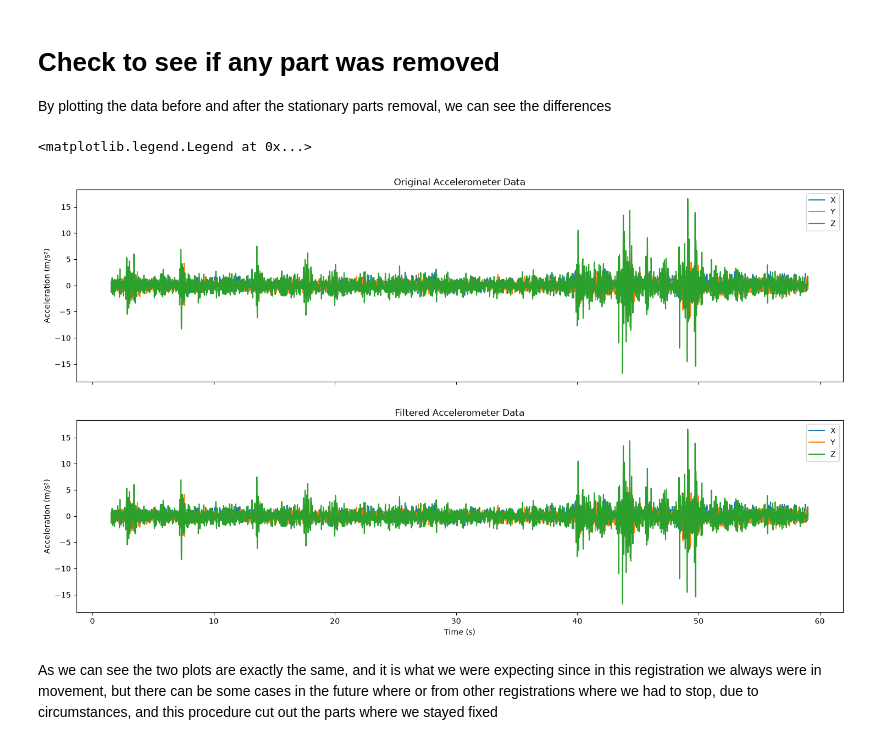
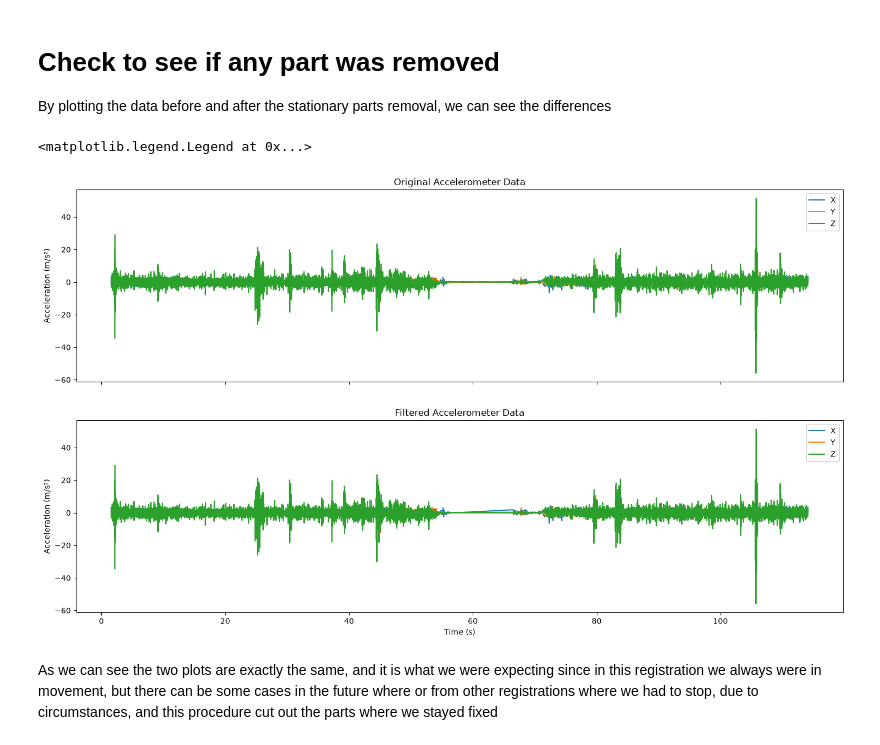
Before and after one commit to ale-the-hit-maker/bikelanes_quality_detector, a Jupyter notebook: notebooks/version1.ipynb, the cells around one changed output. Drawn from its saved outputs; the diff is of its cells as text; code cells hidden in the pictures.

```diff
--- a/notebooks/version1.ipynb
+++ b/notebooks/version1.ipynb
@@ -233,35 +233,35 @@ By plotting the data before and after the stationary parts removal, we can see t
 # %%
 # plot the data pre and post stationary removal for validation
 import pandas as pd
 import matplotlib.pyplot as plt
 
 # 1. Load the original and filtered accelerometer data for a specific recording
-recording = "bumpy_stadio"  # Replace with the desired recording name
+recording = "smooth_con_fermata_2-2026-09-23_14-35-33"  # Replace with the desired recording name
 original_accelerometer_data = pd.read_csv(os.path.join(CUT_OUT_DIR, recording, "Accelerometer.csv"))
 filtered_accelerometer_data = pd.read_csv(os.path.join(OUTPUT_DIR, recording, "Accelerometer.csv"))
 
 # 2. Create a figure with two subplots: one for the original data and one for the filtered data
 fig, (ax1, ax2) = plt.subplots(2, 1, figsize=(18, 10), sharex=True)
 
 # 3. Plot the original accelerometer data
 ax1.plot(original_accelerometer_data['seconds_elapsed'], original_accelerometer_data['x'], label='X')
 ax1.plot(original_accelerometer_data['seconds_elapsed'], original_accelerometer_data['y'], label='Y')
 ax1.plot(original_accelerometer_data['seconds_elapsed'], original_accelerometer_data['z'], label='Z')
 ax1.set_title('Original Accelerometer Data')
 ax1.set_ylabel('Acceleration (m/s²)')
 ax1.legend()
 
 # 4. Plot the filtered accelerometer data
 ax2.plot(filtered_accelerometer_data['seconds_elapsed'], filtered_accelerometer_data['x'], label='X')
 ax2.plot(filtered_accelerometer_data['seconds_elapsed'], filtered_accelerometer_data['y'], label='Y')
 ax2.plot(filtered_accelerometer_data['seconds_elapsed'], filtered_accelerometer_data['z'], label='Z')
 ax2.set_title('Filtered Accelerometer Data')
 ax2.set_xlabel('Time (s)')
 ax2.set_ylabel('Acceleration (m/s²)')
 ax2.legend()
 # %% [output]
 <matplotlib.legend.Legend at 0x...>
-[figure, old version]
+[figure, new version]
 # %% [markdown]
 As we can see the two plots are exactly the same, and it is what we were expecting since in this registration we always were in movement, but there can be some cases in the future where or from other registrations where we had to stop, due to circumstances, and this procedure cut out the parts where we stayed fixed
 # %% [markdown]
```
Also changed, not shown: parts of 5 cells of this notebook, 45 other files.
